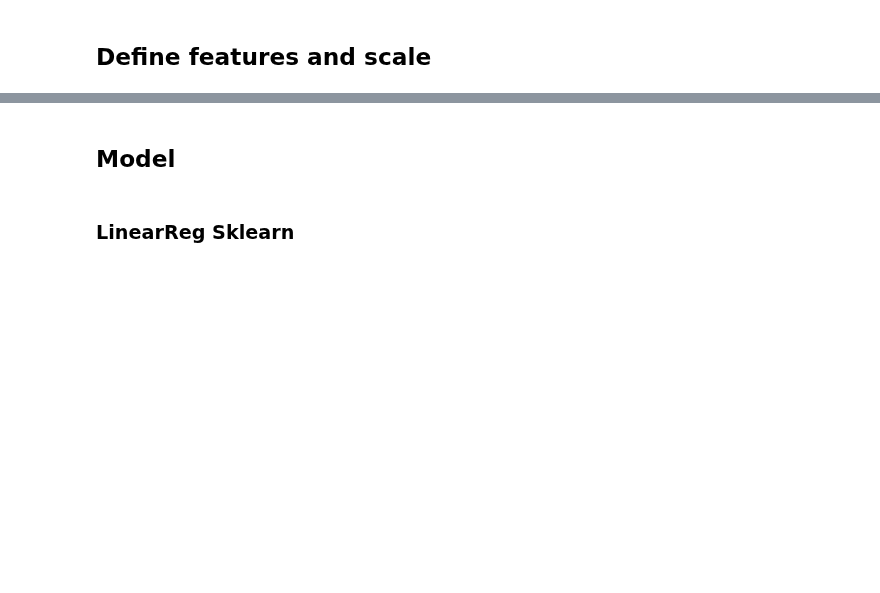
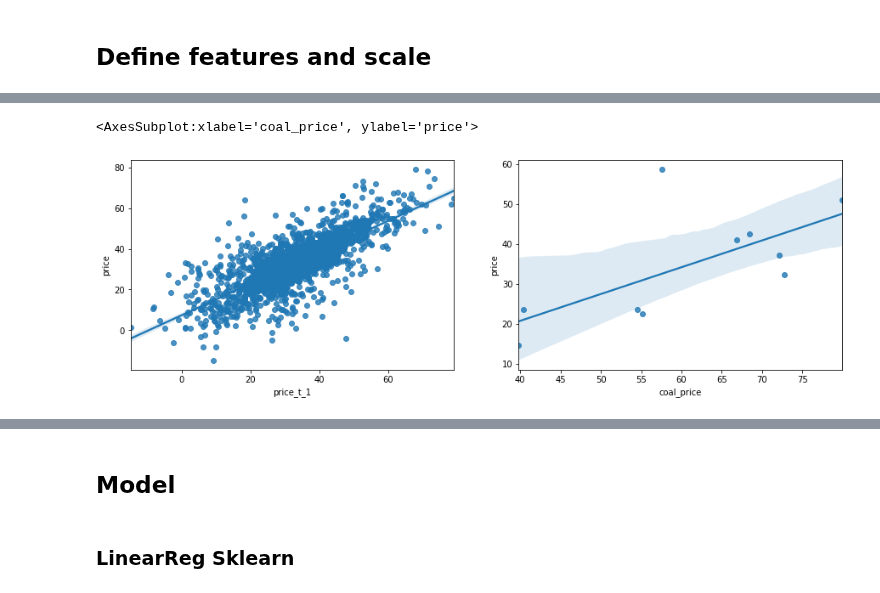
Before and after one commit to Guli-Y/ElectricityPricePredictor, a Jupyter notebook: notebooks/griseldo_replication.ipynb, the cells around one changed output, grey strips where cells are left out. Cells and saved outputs as stored; diff of their text form; code cells hidden in the pictures; blank space fills up the shorter version.

```diff
--- a/notebooks/griseldo_replication.ipynb
+++ b/notebooks/griseldo_replication.ipynb
@@ -98,0 +189,9 @@ X_scaled = scaler.fit_transform(X)
+# %%
+plt.figure(figsize=(15,10))
+plt.subplot(2,2,1)
+sns.regplot('price_t_1', 'price', data=df, ci=95)
+plt.subplot(2,2,2)
+sns.regplot('coal_price', 'price', data=df.sample(10), ci=95)
+# %% [output]
+<AxesSubplot:xlabel='coal_price', ylabel='price'>
+[figure, added]
```
Also changed, not shown: parts of 97 cells of this notebook.
